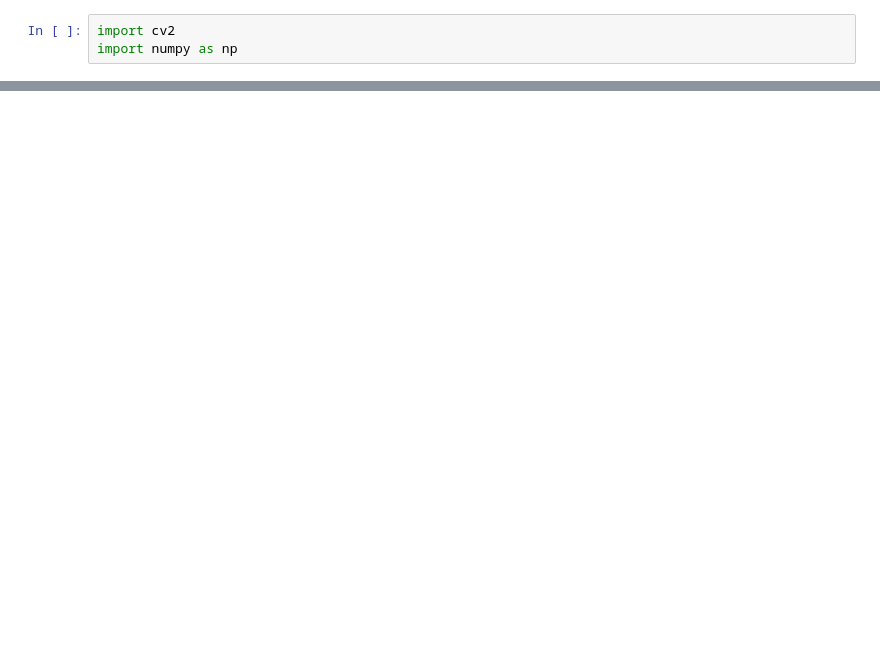
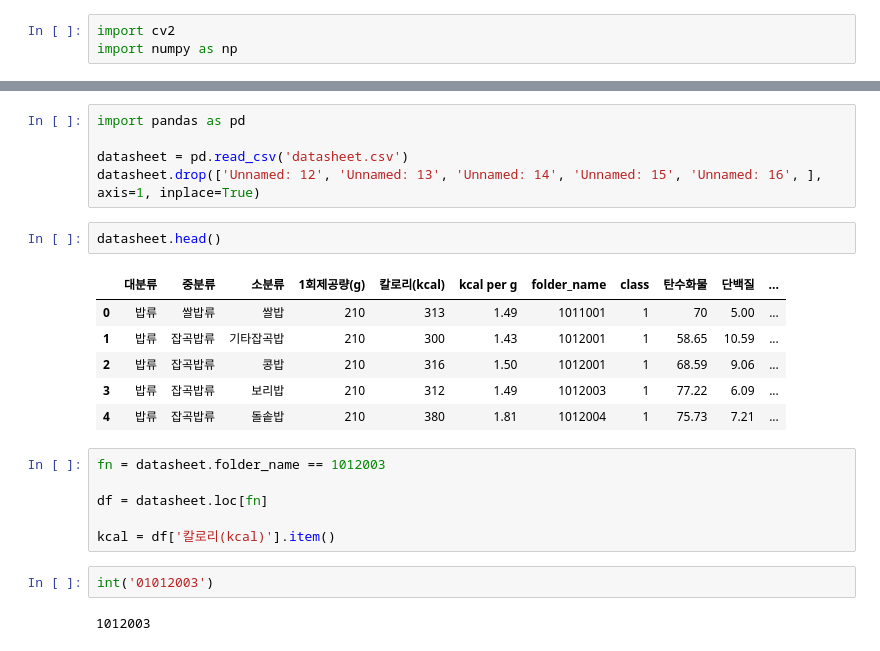
Before and after one commit to boostcampaitech2/final-project-level3-cv-17, a Jupyter notebook: intermediate/Link.ipynb, the cells around one changed output, grey strips where cells are left out. Drawn from its saved outputs; the diff is of its cells as text; blank space fills up the shorter version.

```diff
--- a/intermediate/Link.ipynb
+++ b/intermediate/Link.ipynb
@@ -34,0 +174,24 @@ TypeError: list indices must be integers or slices, not tuple
+# %%
+import pandas as pd
+
+datasheet = pd.read_csv('datasheet.csv')
+datasheet.drop(['Unnamed: 12', 'Unnamed: 13', 'Unnamed: 14', 'Unnamed: 15', 'Unnamed: 16', ], axis=1, inplace=True)
+# %%
+datasheet.head()
+# %% [output]
+|  | 대분류 | 중분류 | 소분류 | 1회제공량(g) | 칼로리(kcal) | kcal per g | folder_name | class | 탄수화물 | 단백질 | ... |
+| 0 | 밥류 | 쌀밥류 | 쌀밥 | 210 | 313 | 1.49 | 1011001 | 1 | 70 | 5.00 | ... |
+| 1 | 밥류 | 잡곡밥류 | 기타잡곡밥 | 210 | 300 | 1.43 | 1012001 | 1 | 58.65 | 10.59 | ... |
+| 2 | 밥류 | 잡곡밥류 | 콩밥 | 210 | 316 | 1.50 | 1012001 | 1 | 68.59 | 9.06 | ... |
+| 3 | 밥류 | 잡곡밥류 | 보리밥 | 210 | 312 | 1.49 | 1012003 | 1 | 77.22 | 6.09 | ... |
+| 4 | 밥류 | 잡곡밥류 | 돌솥밥 | 210 | 380 | 1.81 | 1012004 | 1 | 75.73 | 7.21 | ... |
+# %%
+fn = datasheet.folder_name == 1012003
+
+df = datasheet.loc[fn]
+
+kcal = df['칼로리(kcal)'].item()
+# %%
+int('01012003')
+# %% [output]
+1012003
```
Also changed, not shown: parts of 7 cells of this notebook, 13 other files.
